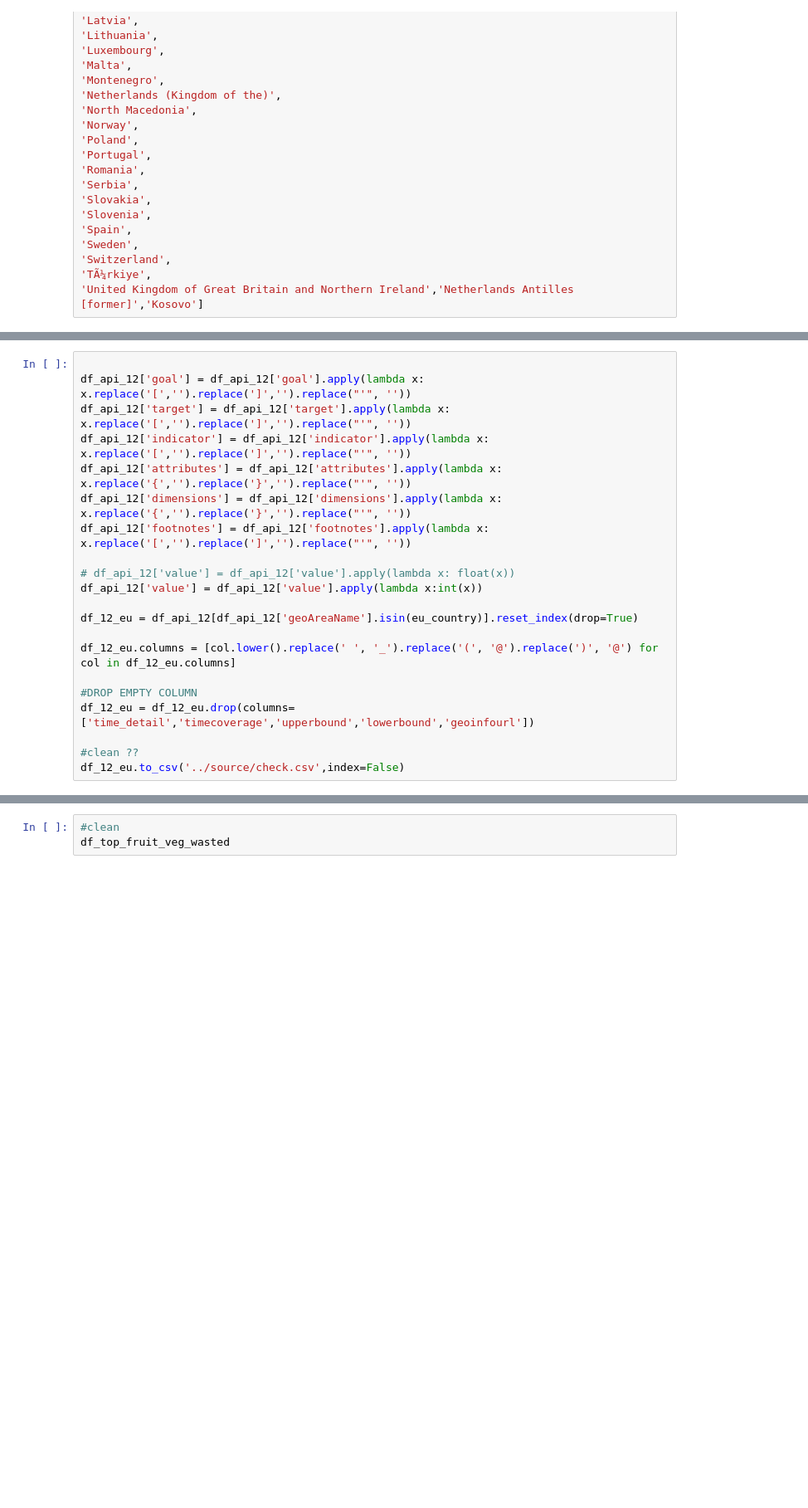
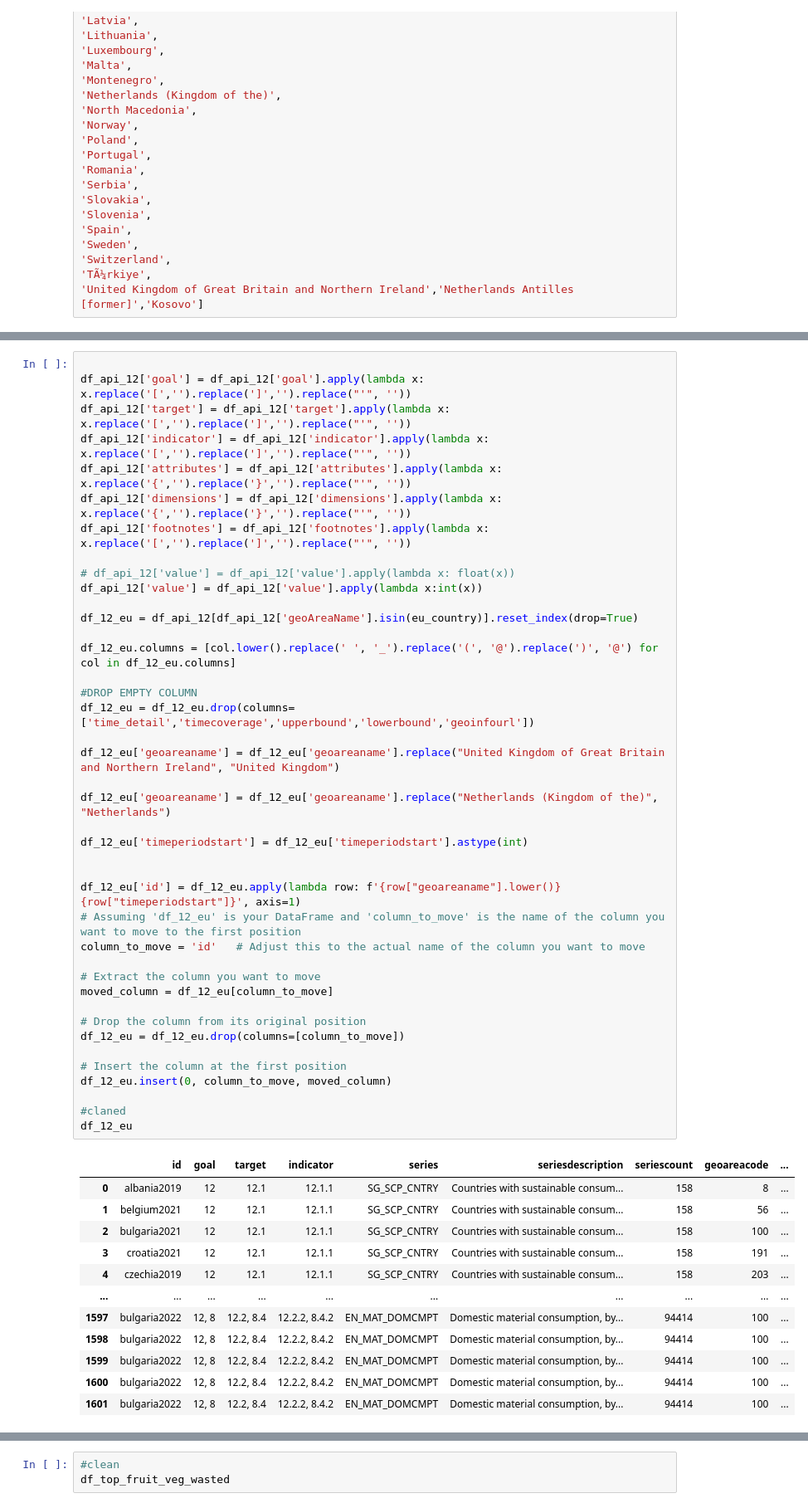
Before and after one commit to krantagat/food_waste_project, a Jupyter notebook: py_notebook/df_wastestat.ipynb, the cells around one changed output, grey strips where cells are left out. Shown at 83% size. Cells and saved outputs as stored; diff of their text form; blank space fills up the shorter version.

```diff
--- a/py_notebook/df_wastestat.ipynb
+++ b/py_notebook/df_wastestat.ipynb
@@ -244,21 +385,54 @@ df_bq_keywords_eu = df_bq_keywords_eu.drop(columns=['cities','education_level','
 # %%
 
 df_api_12['goal'] = df_api_12['goal'].apply(lambda x: x.replace('[','').replace(']','').replace("'", ''))
 df_api_12['target'] = df_api_12['target'].apply(lambda x: x.replace('[','').replace(']','').replace("'", ''))
 df_api_12['indicator'] = df_api_12['indicator'].apply(lambda x: x.replace('[','').replace(']','').replace("'", ''))
 df_api_12['attributes'] = df_api_12['attributes'].apply(lambda x: x.replace('{','').replace('}','').replace("'", ''))
 df_api_12['dimensions'] = df_api_12['dimensions'].apply(lambda x: x.replace('{','').replace('}','').replace("'", ''))
 df_api_12['footnotes'] = df_api_12['footnotes'].apply(lambda x: x.replace('[','').replace(']','').replace("'", ''))
 
 # df_api_12['value'] = df_api_12['value'].apply(lambda x: float(x))
 df_api_12['value'] = df_api_12['value'].apply(lambda x:int(x))
 
 df_12_eu = df_api_12[df_api_12['geoAreaName'].isin(eu_country)].reset_index(drop=True)
 
 df_12_eu.columns = [col.lower().replace(' ', '_').replace('(', '@').replace(')', '@') for col in df_12_eu.columns]
 
 #DROP EMPTY COLUMN
 df_12_eu = df_12_eu.drop(columns=['time_detail','timecoverage','upperbound','lowerbound','geoinfourl'])
 
-#clean ??
-df_12_eu.to_csv('../source/check.csv',index=False)
+df_12_eu['geoareaname'] = df_12_eu['geoareaname'].replace("United Kingdom of Great Britain and Northern Ireland", "United Kingdom")
+
+df_12_eu['geoareaname'] = df_12_eu['geoareaname'].replace("Netherlands (Kingdom of the)", "Netherlands")
+
+df_12_eu['timeperiodstart'] = df_12_eu['timeperiodstart'].astype(int)
+
+
+df_12_eu['id'] = df_12_eu.apply(lambda row: f'{row["geoareaname"].lower()}{row["timeperiodstart"]}', axis=1)
+# Assuming 'df_12_eu' is your DataFrame and 'column_to_move' is the name of the column you want to move to the first position
+column_to_move = 'id'   # Adjust this to the actual name of the column you want to move
+
+# Extract the column you want to move
+moved_column = df_12_eu[column_to_move]
+
+# Drop the column from its original position
+df_12_eu = df_12_eu.drop(columns=[column_to_move])
+
+# Insert the column at the first position
+df_12_eu.insert(0, column_to_move, moved_column)
+
+#claned
+df_12_eu
+# %% [output]
+|  | id | goal | target | indicator | series | seriesdescription | seriescount | geoareacode | ... |
+| 0 | albania2019 | 12 | 12.1 | 12.1.1 | SG_SCP_CNTRY | Countries with sustainable consum... | 158 | 8 | ... |
+| 1 | belgium2021 | 12 | 12.1 | 12.1.1 | SG_SCP_CNTRY | Countries with sustainable consum... | 158 | 56 | ... |
+| 2 | bulgaria2021 | 12 | 12.1 | 12.1.1 | SG_SCP_CNTRY | Countries with sustainable consum... | 158 | 100 | ... |
+| 3 | croatia2021 | 12 | 12.1 | 12.1.1 | SG_SCP_CNTRY | Countries with sustainable consum... | 158 | 191 | ... |
+| 4 | czechia2019 | 12 | 12.1 | 12.1.1 | SG_SCP_CNTRY | Countries with sustainable consum... | 158 | 203 | ... |
+| ... | ... | ... | ... | ... | ... | ... | ... | ... | ... |
+| 1597 | bulgaria2022 | 12, 8 | 12.2, 8.4 | 12.2.2, 8.4.2 | EN_MAT_DOMCMPT | Domestic material consumption, by... | 94414 | 100 | ... |
+| 1598 | bulgaria2022 | 12, 8 | 12.2, 8.4 | 12.2.2, 8.4.2 | EN_MAT_DOMCMPT | Domestic material consumption, by... | 94414 | 100 | ... |
+| 1599 | bulgaria2022 | 12, 8 | 12.2, 8.4 | 12.2.2, 8.4.2 | EN_MAT_DOMCMPT | Domestic material consumption, by... | 94414 | 100 | ... |
+| 1600 | bulgaria2022 | 12, 8 | 12.2, 8.4 | 12.2.2, 8.4.2 | EN_MAT_DOMCMPT | Domestic material consumption, by... | 94414 | 100 | ... |
+| 1601 | bulgaria2022 | 12, 8 | 12.2, 8.4 | 12.2.2, 8.4.2 | EN_MAT_DOMCMPT | Domestic material consumption, by... | 94414 | 100 | ... |
```
Also changed, not shown: parts of 13 cells of this notebook, 9 other files.
